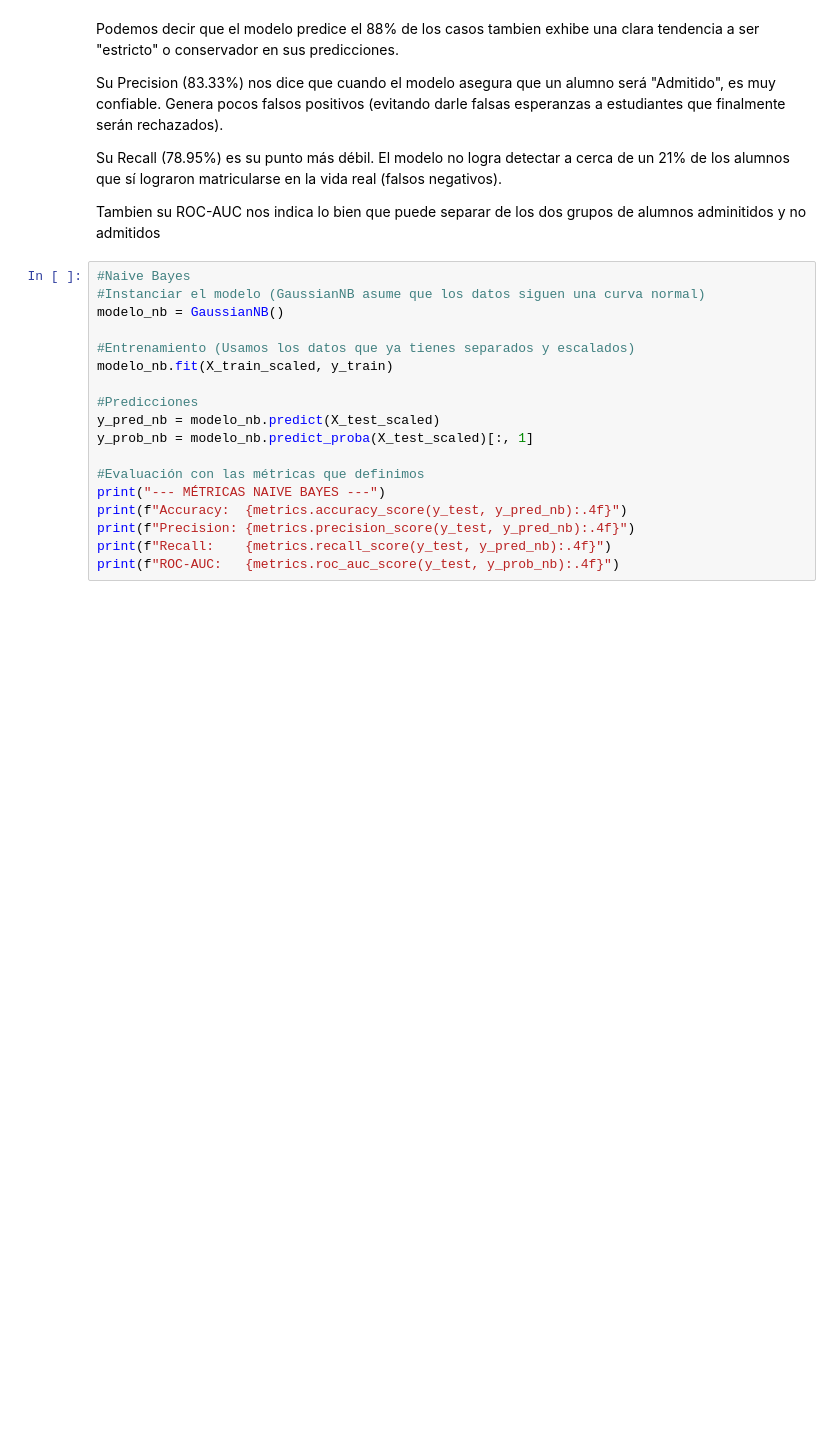
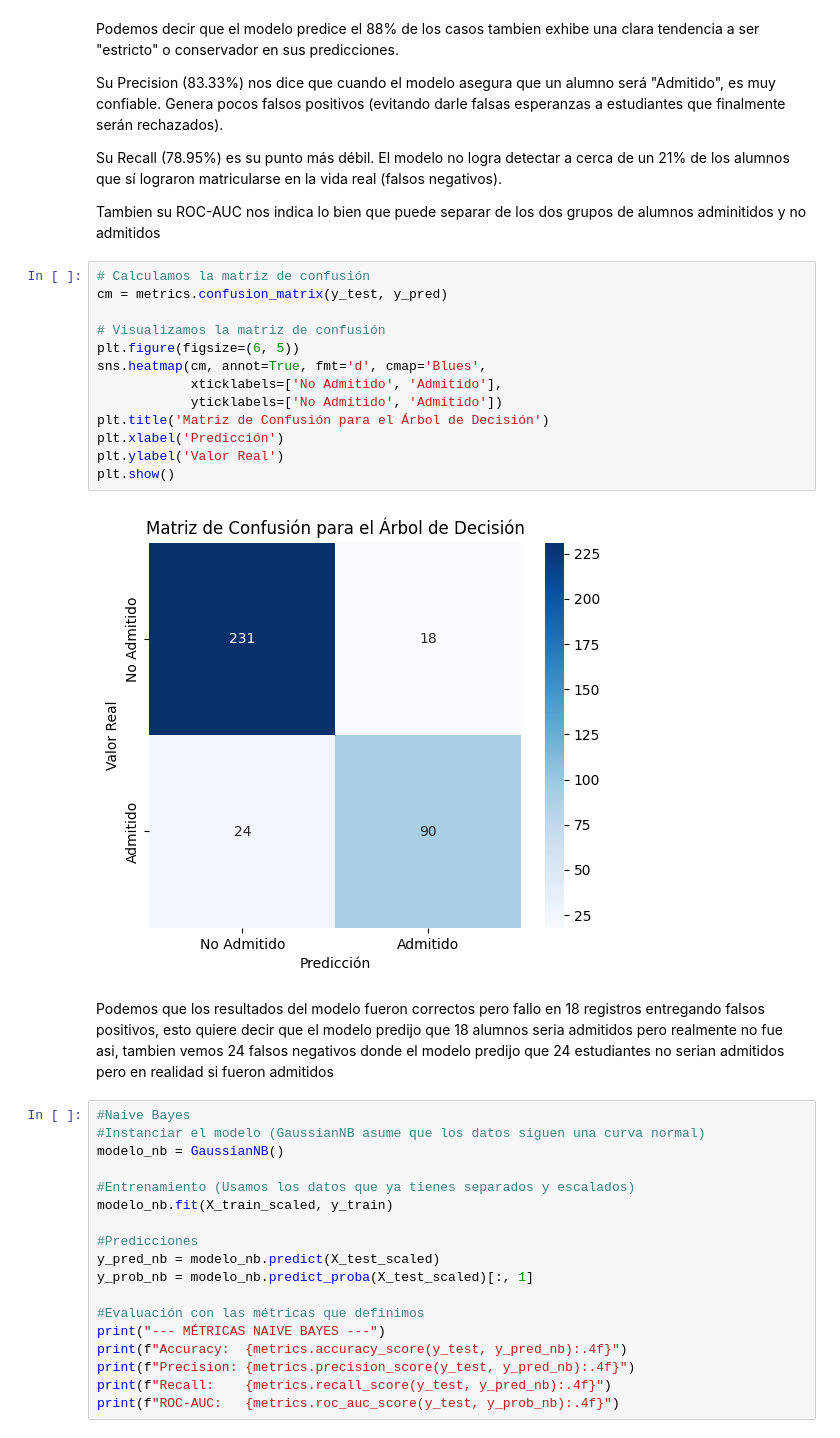
Before and after one commit to Ruhtenio/Mineria_Datos002D, a Jupyter notebook: proyecto_base_mineria.ipynb, the cells around one changed output. Drawn from its saved outputs; the diff is of its cells as text; blank space fills up the shorter version.

```diff
--- a/proyecto_base_mineria.ipynb
+++ b/proyecto_base_mineria.ipynb
@@ -503,6 +431,23 @@ Su Precision (83.33%) nos dice que cuando el modelo asegura que un alumno será
 Su Recall (78.95%) es su punto más débil. El modelo no logra detectar a cerca de un 21% de los alumnos que sí lograron matricularse en la vida real (falsos negativos).
 
 Tambien su ROC-AUC nos indica lo bien que puede separar de los dos grupos de alumnos adminitidos y no admitidos
+# %%
+# Calculamos la matriz de confusión
+cm = metrics.confusion_matrix(y_test, y_pred)
+
+# Visualizamos la matriz de confusión
+plt.figure(figsize=(6, 5))
+sns.heatmap(cm, annot=True, fmt='d', cmap='Blues',
+            xticklabels=['No Admitido', 'Admitido'],
+            yticklabels=['No Admitido', 'Admitido'])
+plt.title('Matriz de Confusión para el Árbol de Decisión')
+plt.xlabel('Predicción')
+plt.ylabel('Valor Real')
+plt.show()
+# %% [output]
+[figure, added]
+# %% [markdown]
+Podemos que los resultados del modelo fueron correctos pero fallo en 18 registros entregando falsos positivos, esto quiere decir que el modelo predijo que 18 alumnos seria admitidos pero realmente no fue asi, tambien vemos 24 falsos negativos donde el modelo predijo que 24 estudiantes no serian admitidos pero en realidad si fueron admitidos
 # %%
 #Naive Bayes
 #Instanciar el modelo (GaussianNB asume que los datos siguen una curva normal)
```
Also changed, not shown: parts of 44 cells of this notebook.
